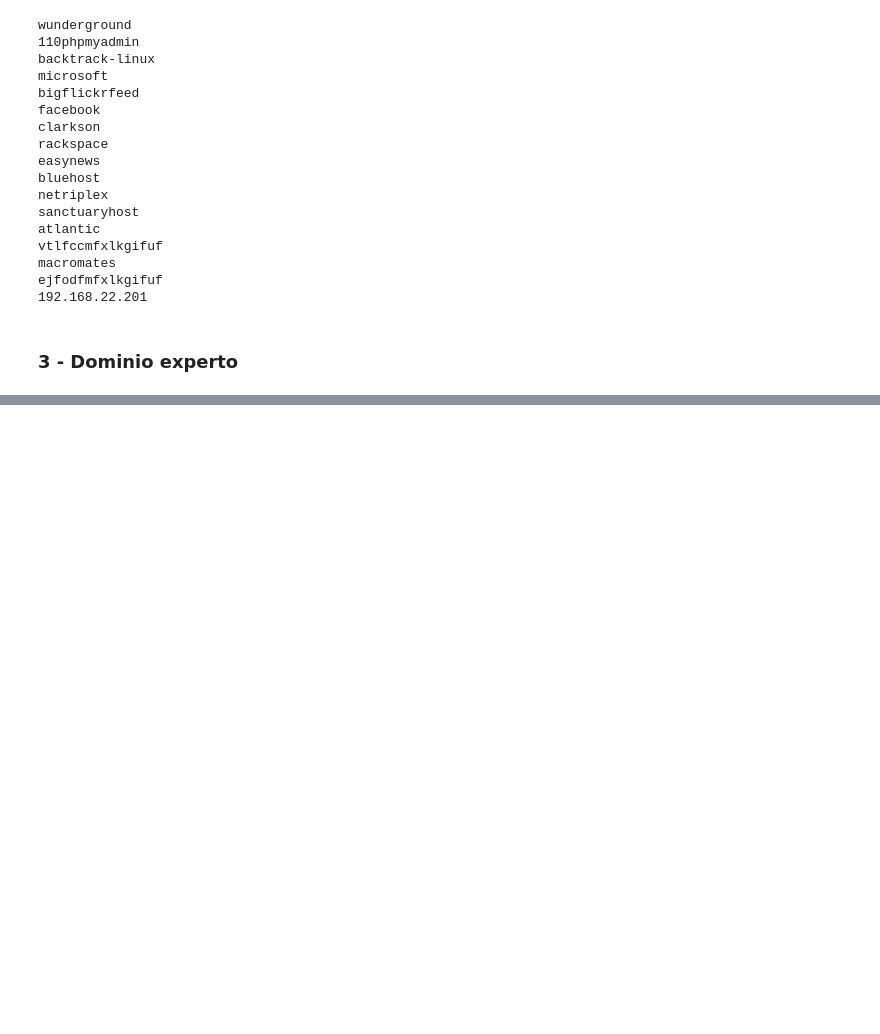
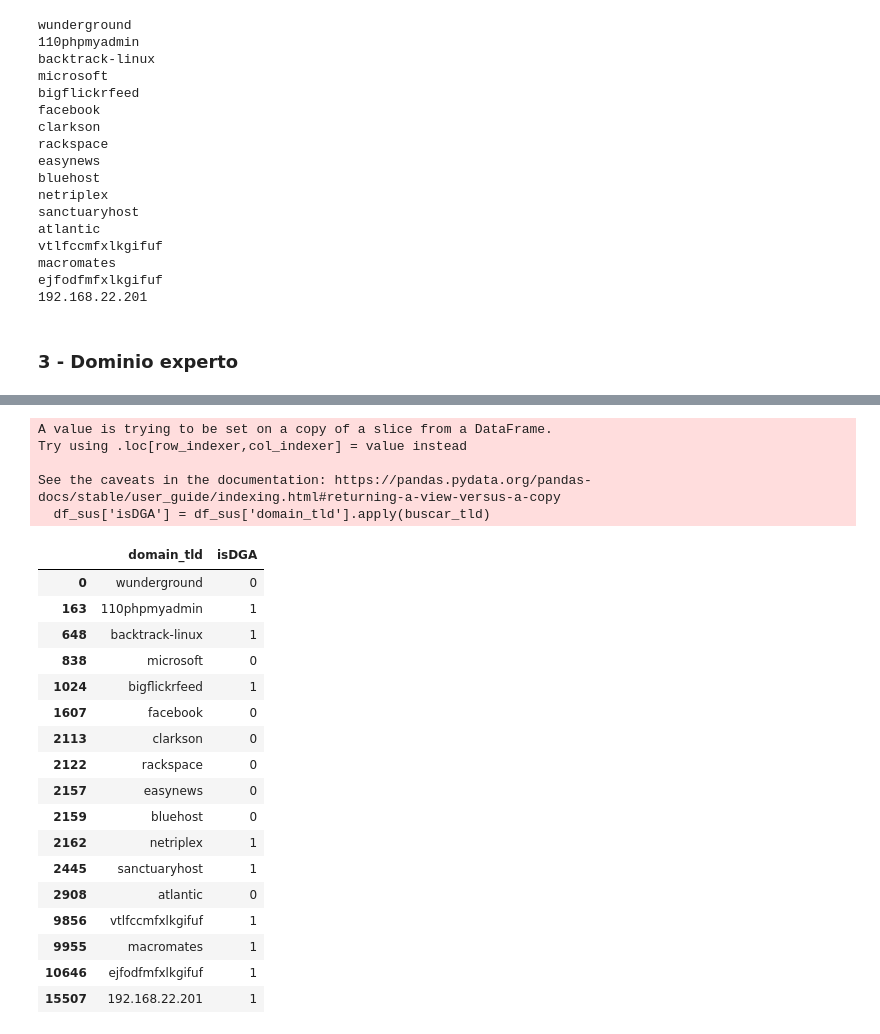
Before and after one commit to andresdlRoca/Lab5_SDS, a Jupyter notebook: lab5.ipynb, the cells around one changed output, grey strips where cells are left out. Cells and saved outputs as stored; diff of their text form; code cells hidden in the pictures; blank space fills up the shorter version.

```diff
--- a/lab5.ipynb
+++ b/lab5.ipynb
@@ -222,0 +225,28 @@ ejfodfmfxlkgifuf
+# %%
+import csv
+
+def cargar_list_tld(archivo_csv):
+    lista_tld = []
+
+    with open(archivo_csv, 'r') as csvfile:
+        reader = csv.reader(csvfile)
+        for row in reader:
+            tld = row[1].strip()
+            lista_tld.append(tld)
+
+    return lista_tld
+
+lista_tld = cargar_list_tld('./Archivos/top-1m.csv')
+
+# Use tldeextract to extract the tld from the domain
+lista_tld = [tldextract.extract(tld).domain for tld in lista_tld]
+
+
+def buscar_tld(tld):
+    if tld in lista_tld:
+        return 0
+    else:
+        return 1
+
+for i in df_sus['domain_tld']:
+    print(i, buscar_tld(i))
@@ -222,0 +271,29 @@ ejfodfmfxlkgifuf
+# %%
+df_sus['isDGA'] = df_sus['domain_tld'].apply(buscar_tld)
+# %% [output]
+A value is trying to be set on a copy of a slice from a DataFrame.
+Try using .loc[row_indexer,col_indexer] = value instead
+
+See the caveats in the documentation: https://pandas.pydata.org/pandas-docs/stable/user_guide/indexing.html#returning-a-view-versus-a-copy
+  df_sus['isDGA'] = df_sus['domain_tld'].apply(buscar_tld)
+# %%
+df_sus
+# %% [output]
+|  | domain_tld | isDGA |
+| 0 | wunderground | 0 |
+| 163 | 110phpmyadmin | 1 |
+| 648 | backtrack-linux | 1 |
+| 838 | microsoft | 0 |
+| 1024 | bigflickrfeed | 1 |
+| 1607 | facebook | 0 |
+| 2113 | clarkson | 0 |
+| 2122 | rackspace | 0 |
+| 2157 | easynews | 0 |
+| 2159 | bluehost | 0 |
+| 2162 | netriplex | 1 |
+| 2445 | sanctuaryhost | 1 |
+| 2908 | atlantic | 0 |
+| 9856 | vtlfccmfxlkgifuf | 1 |
+| 9955 | macromates | 1 |
+| 10646 | ejfodfmfxlkgifuf | 1 |
+| 15507 | 192.168.22.201 | 1 |
```
Also changed, not shown: parts of 7 cells of this notebook.
